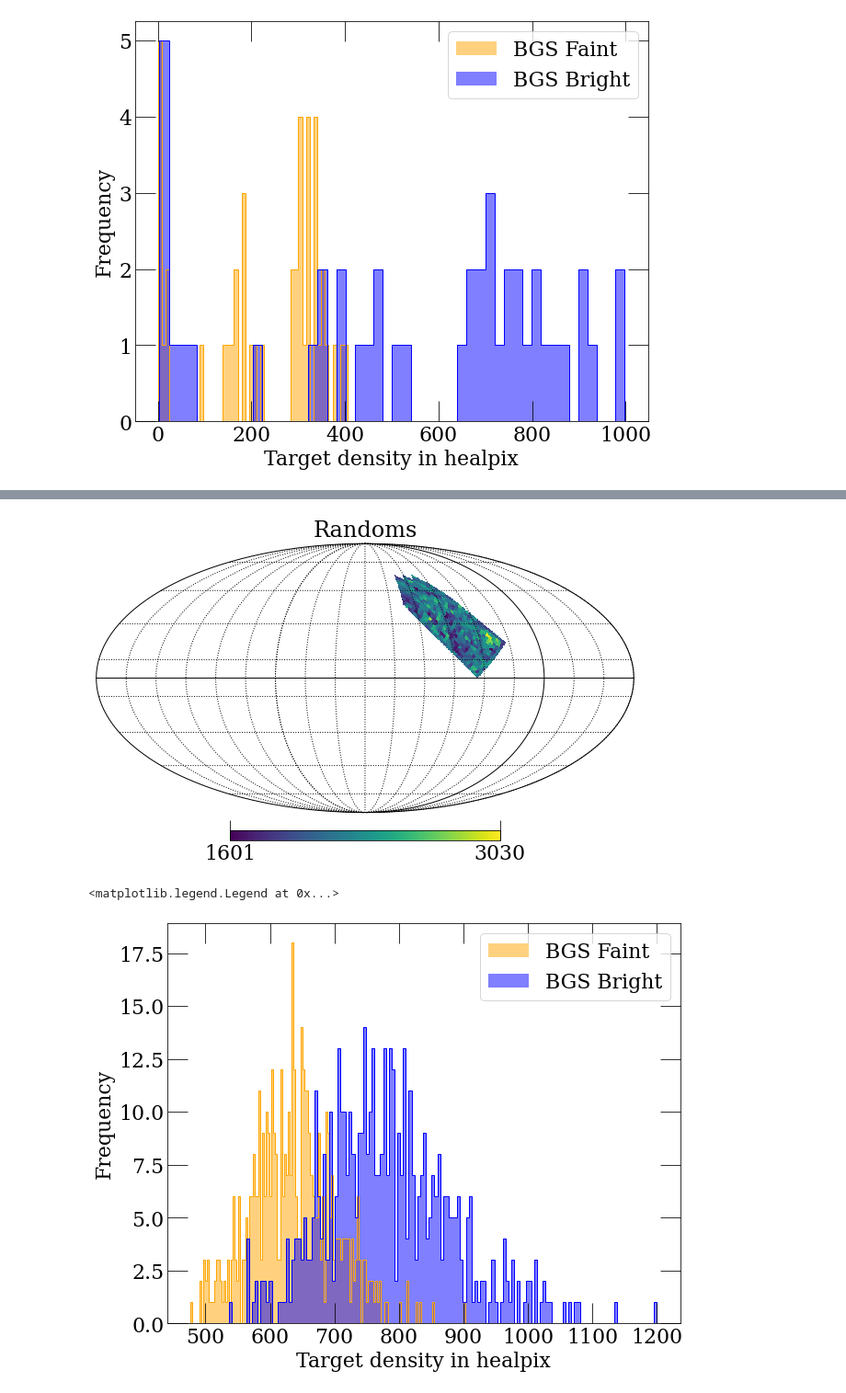
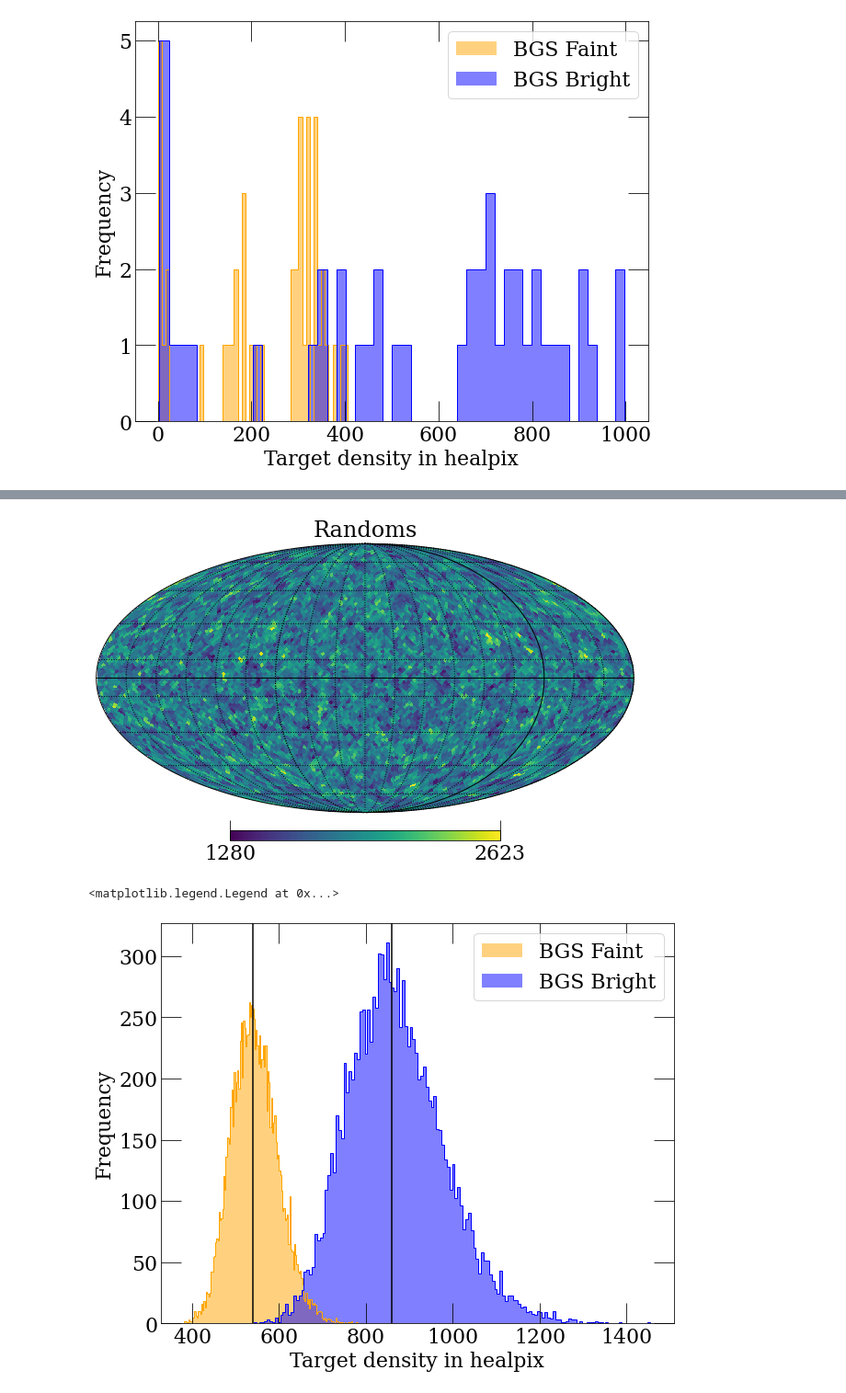
Before and after one commit to leahbigwood/S4Mock, a Jupyter notebook: mock_val.ipynb, the cells around one changed output, grey strips where cells are left out. Shown at 92% size. Drawn from its saved outputs; the diff is of its cells as text; code cells hidden in the pictures.

```diff
--- a/mock_val.ipynb
+++ b/mock_val.ipynb
@@ -184,2 +172,0 @@ array([    0,     1,     2, ..., 12285, 12286, 12287])
-# %%
-mxxl = mxxl[np.in1d(mxxl['HPX'].data,small_pix_list)]
@@ -208,3 +173,3 @@ Table length=4739264
 # %%
-mxxl_bright = mxxl[(mxxl['APP_MAG'] <= 19.5)]
-mxxl_faint = mxxl[(mxxl['APP_MAG'] > 19.5) & (mxxl['APP_MAG'] <= 20)]
+mxxl_bright = mxxl[(mxxl['APP_MAG'] <= 19.5952)]
+mxxl_faint = mxxl[(mxxl['APP_MAG'] > 19.5952) & (mxxl['APP_MAG'] <= 20.003)]
@@ -243,30 +194,32 @@ hp.graticule(dpar=5, dmer=5)
 hp.mollview(faint_target_pixel_density,nest=True,rot=(120, 0.0, 0.0), badcolor='white',title='Randoms')
 hp.graticule(dpar=5, dmer=5)
 # %% [output]
-[figure, old version]
+[figure, new version]
 # %%
 plt.rc('xtick',direction='in',labelsize=22,top=True)
 plt.rc('ytick',direction='in',labelsize=22, right = True)
 plt.rc('xtick.major',size = 22)
 plt.rc('xtick.minor',size = 6)
 plt.rc('ytick.major',size = 22)
 plt.rc('ytick.minor',size = 6)
 plt.rc('axes', labelsize = 22)
 plt.rc('legend',fontsize=22)
 plt.rc('font', family='serif',size=20)
 
 plt.figure(figsize=(10,8))
 
 _ = plt.hist(faint_target_pixel_density/pixel_area, bins=150,histtype='bar',alpha=0.5,color='orange',label='BGS Faint')
 _ = plt.hist(bright_target_pixel_density/pixel_area, bins=150,histtype='bar',alpha=0.5,color='blue',label='BGS Bright')
 _ = plt.hist(faint_target_pixel_density/pixel_area, bins=150,histtype='step',color='orange')
 _ = plt.hist(bright_target_pixel_density/pixel_area, bins=150,histtype='step',color='blue')
+plt.axvline(x=540,color='black')
+plt.axvline(x=860,color = 'black')
 
 plt.xlabel('Random filling factor')
 plt.xlabel('Target density in healpix')
 #plt.xlim(0,10000)
 plt.ylabel('Frequency')
 plt.legend()
 # %% [output]
 <matplotlib.legend.Legend at 0x...>
-[figure, old version]
+[figure, new version]
```
Also changed, not shown: parts of 32 cells of this notebook, 3 other files.
